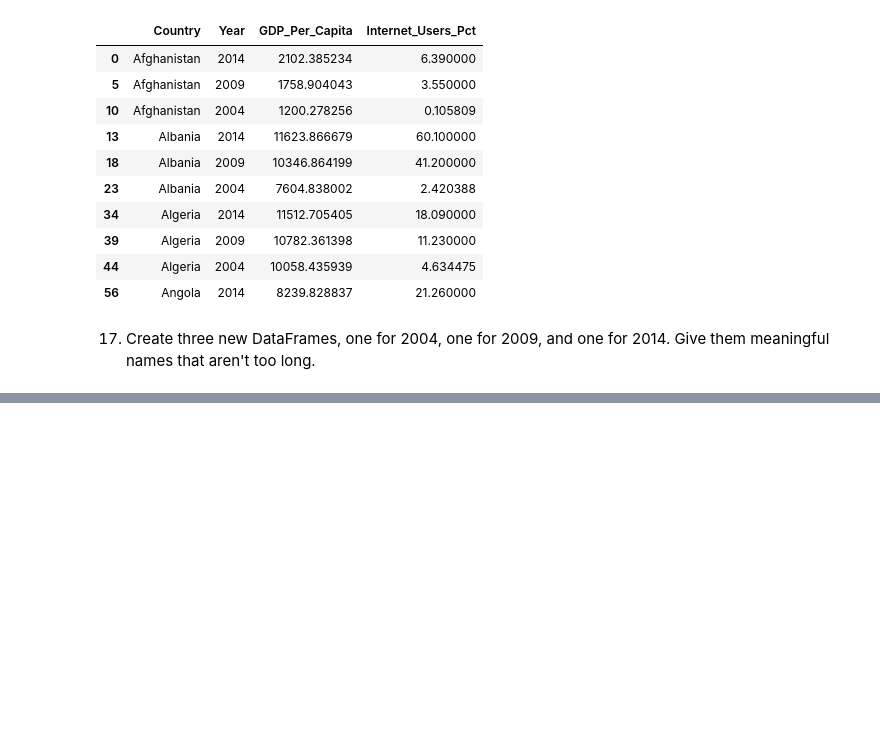
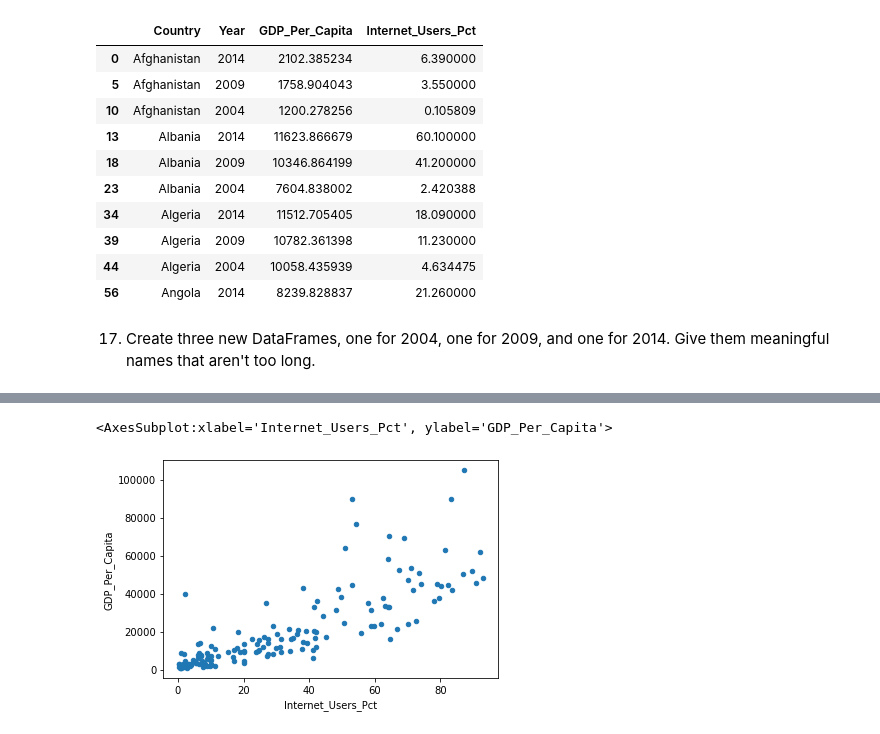
Before and after one commit to NSS-Data-Analytics-Cohort-7/gdp-and-internet-usage-csider0317, a Jupyter notebook: Notebooks/gdpproject.ipynb, the cells around one changed output, grey strips where cells are left out. Cells and saved outputs as stored; diff of their text form; code cells hidden in the pictures; blank space fills up the shorter version.

```diff
--- a/Notebooks/gdpproject.ipynb
+++ b/Notebooks/gdpproject.ipynb
@@ -222,0 +225,2 @@ gdp_and_internet_use.head(10)
+# %%
+gdp_and_internet_2009 = gdp_and_internet_use[gdp_and_internet_use["Year"].isin([2009])]
@@ -222,0 +298,9 @@ gdp_and_internet_use.head(10)
+# %%
+gdp_and_internet_2009.plot(
+   x='Internet_Users_Pct',
+   y='GDP_Per_Capita',
+   kind='scatter'
+)
+# %% [output]
+<AxesSubplot:xlabel='Internet_Users_Pct', ylabel='GDP_Per_Capita'>
+[figure, added]
```
Also changed, not shown: parts of 22 cells of this notebook.
